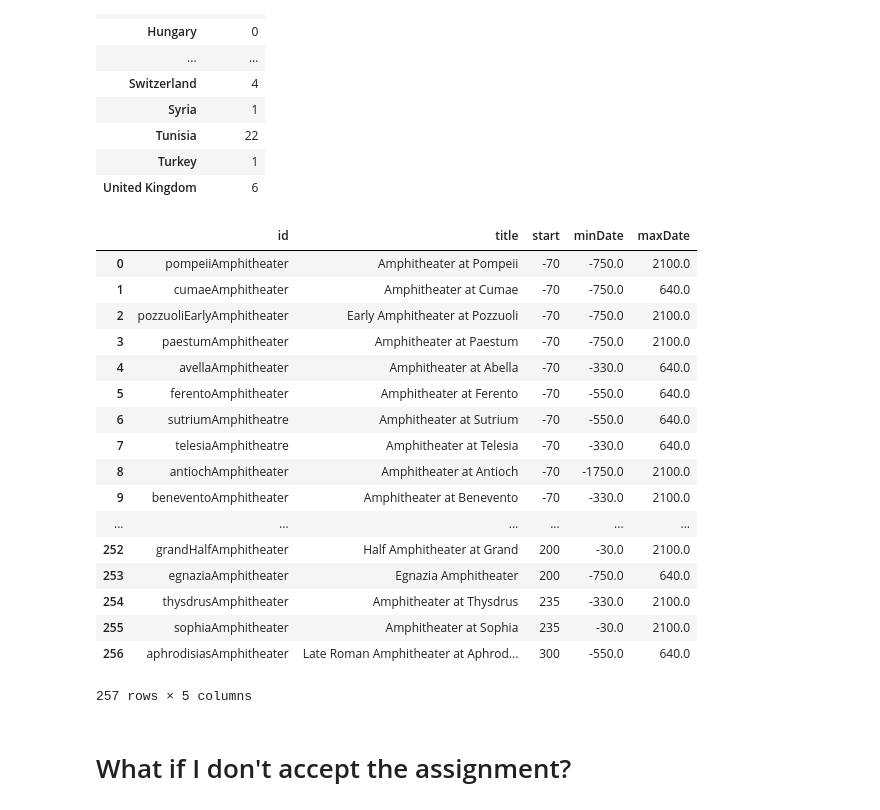
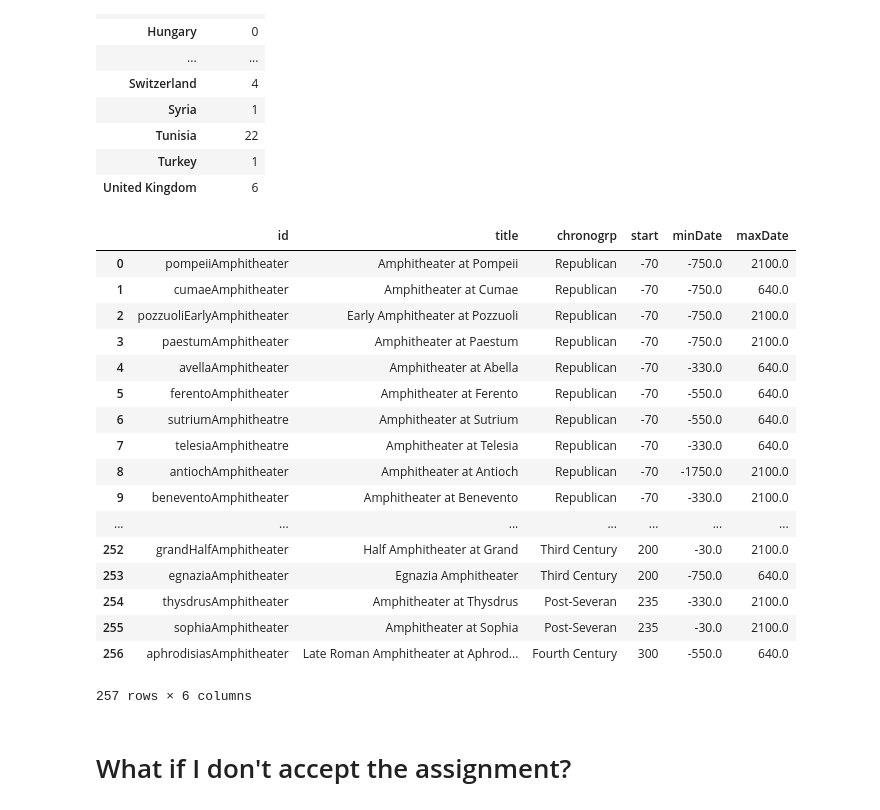
Before and after one commit to isaw-ga-3024/isaw-ga-3024.github.io, a Jupyter notebook: rebekah-rust-rebekahrust/rust_pandas-many-to-one.ipynb, the cells around one changed output. Drawn from its saved outputs; the diff is of its cells as text; code cells hidden in the pictures.

```diff
--- a/rebekah-rust-rebekahrust/rust_pandas-many-to-one.ipynb
+++ b/rebekah-rust-rebekahrust/rust_pandas-many-to-one.ipynb
@@ -225,45 +225,45 @@ pd.read_sql("""SELECT modcountry,capacity FROM ramphs""",conn).groupby('modcount
 # %%
 import pandas as pd
 import sqlite3
 
 conn = sqlite3.connect(':memory:')
 ramphs = pd.read_csv("https://raw.githubusercontent.com/sfsheath/roman-amphitheaters/master/roman-amphitheaters.csv")
 chronogrps = pd.read_csv("https://raw.githubusercontent.com/sfsheath/roman-amphitheaters/master/chronogrps.csv")
 pleiades = pd.read_csv("https://raw.githubusercontent.com/isaw-ga-3024/isaw-ga-3024.github.io/master/heath-sebastian/pleiades-places.csv")
 
 ramphs['pleiades'] = ramphs['pleiades'].str.replace("http://pleiades.stoa.org/places/","")
 
 ramphs.to_sql('ramphs',conn,if_exists="replace")
 chronogrps.to_sql('chronogrps', conn, if_exists="replace")
 pleiades.to_sql('pleiades',conn,if_exists="replace")
 
 #pd.read_sql("""SELECT id, pleiades FROM ramphs WHERE pleiades IS NOT NULL""",conn)
 #ramphs.head(2)
 #pd.read_sql("""SELECT chronogrp FROM ramphs LEFT OUTER JOIN chronogrps on ramphs.chronogrp=chronogrps.chronogrp""", conn)
 
 #pd.read_sql("""SELECT id, chronogrp FROM ramphs INNER JOIN chronogrps ON ramphs.chronogrp=chronogrps.chronogrp""",conn)
 #pd.read_sql("""SELECT ramphs.id,pleiades.minDate,pleiades.maxDate FROM ramphs, pleiades WHERE ramphs.pleiades = pleiades.id ORDER BY pleiades.minDate""", conn)
 
-pd.read_sql("""SELECT ramphs.id, ramphs.title, chronogrps.start,pleiades.minDate,pleiades.maxDate FROM ramphs, chronogrps, pleiades WHERE (ramphs.pleiades=pleiades.id) AND (ramphs.chronogrp=chronogrps.chronogrp) ORDER BY chronogrps.start""",conn)
+pd.read_sql("""SELECT ramphs.id,ramphs.title,ramphs.chronogrp,chronogrps.start,pleiades.minDate,pleiades.maxDate FROM ramphs, chronogrps, pleiades WHERE (ramphs.pleiades=pleiades.id) AND (ramphs.chronogrp=chronogrps.chronogrp) ORDER BY (chronogrps.start)""",conn)
 # %% [output]
-|  | id | title | start | minDate | maxDate |
-| 0 | pompeiiAmphitheater | Amphitheater at Pompeii | -70 | -750.0 | 2100.0 |
-| 1 | cumaeAmphitheater | Amphitheater at Cumae | -70 | -750.0 | 640.0 |
-| 2 | pozzuoliEarlyAmphitheater | Early Amphitheater at Pozzuoli | -70 | -750.0 | 2100.0 |
-| 3 | paestumAmphitheater | Amphitheater at Paestum | -70 | -750.0 | 2100.0 |
-| 4 | avellaAmphitheater | Amphitheater at Abella | -70 | -330.0 | 640.0 |
-| 5 | ferentoAmphitheater | Amphitheater at Ferento | -70 | -550.0 | 640.0 |
-| 6 | sutriumAmphitheatre | Amphitheater at Sutrium | -70 | -550.0 | 640.0 |
-| 7 | telesiaAmphitheatre | Amphitheater at Telesia | -70 | -330.0 | 640.0 |
-| 8 | antiochAmphitheater | Amphitheater at Antioch | -70 | -1750.0 | 2100.0 |
-| 9 | beneventoAmphitheater | Amphitheater at Benevento | -70 | -330.0 | 2100.0 |
-| ... | ... | ... | ... | ... | ... |
-| 252 | grandHalfAmphitheater | Half Amphitheater at Grand | 200 | -30.0 | 2100.0 |
-| 253 | egnaziaAmphitheater | Egnazia Amphitheater | 200 | -750.0 | 640.0 |
-| 254 | thysdrusAmphitheater | Amphitheater at Thysdrus | 235 | -330.0 | 2100.0 |
-| 255 | sophiaAmphitheater | Amphitheater at Sophia | 235 | -30.0 | 2100.0 |
-| 256 | aphrodisiasAmphitheater | Late Roman Amphitheater at Aphrod... | 300 | -550.0 | 640.0 |
+|  | id | title | chronogrp | start | minDate | maxDate |
+| 0 | pompeiiAmphitheater | Amphitheater at Pompeii | Republican | -70 | -750.0 | 2100.0 |
+| 1 | cumaeAmphitheater | Amphitheater at Cumae | Republican | -70 | -750.0 | 640.0 |
+| 2 | pozzuoliEarlyAmphitheater | Early Amphitheater at Pozzuoli | Republican | -70 | -750.0 | 2100.0 |
+| 3 | paestumAmphitheater | Amphitheater at Paestum | Republican | -70 | -750.0 | 2100.0 |
+| 4 | avellaAmphitheater | Amphitheater at Abella | Republican | -70 | -330.0 | 640.0 |
+| 5 | ferentoAmphitheater | Amphitheater at Ferento | Republican | -70 | -550.0 | 640.0 |
+| 6 | sutriumAmphitheatre | Amphitheater at Sutrium | Republican | -70 | -550.0 | 640.0 |
+| 7 | telesiaAmphitheatre | Amphitheater at Telesia | Republican | -70 | -330.0 | 640.0 |
+| 8 | antiochAmphitheater | Amphitheater at Antioch | Republican | -70 | -1750.0 | 2100.0 |
+| 9 | beneventoAmphitheater | Amphitheater at Benevento | Republican | -70 | -330.0 | 2100.0 |
+| ... | ... | ... | ... | ... | ... | ... |
+| 252 | grandHalfAmphitheater | Half Amphitheater at Grand | Third Century | 200 | -30.0 | 2100.0 |
+| 253 | egnaziaAmphitheater | Egnazia Amphitheater | Third Century | 200 | -750.0 | 640.0 |
+| 254 | thysdrusAmphitheater | Amphitheater at Thysdrus | Post-Severan | 235 | -330.0 | 2100.0 |
+| 255 | sophiaAmphitheater | Amphitheater at Sophia | Post-Severan | 235 | -30.0 | 2100.0 |
+| 256 | aphrodisiasAmphitheater | Late Roman Amphitheater at Aphrod... | Fourth Century | 300 | -550.0 | 640.0 |
-257 rows × 5 columns
+257 rows × 6 columns
 # %% [markdown]
 # What if I don't accept the assignment?
 # %%
```
Also changed, not shown: parts of 2 cells of this notebook.
